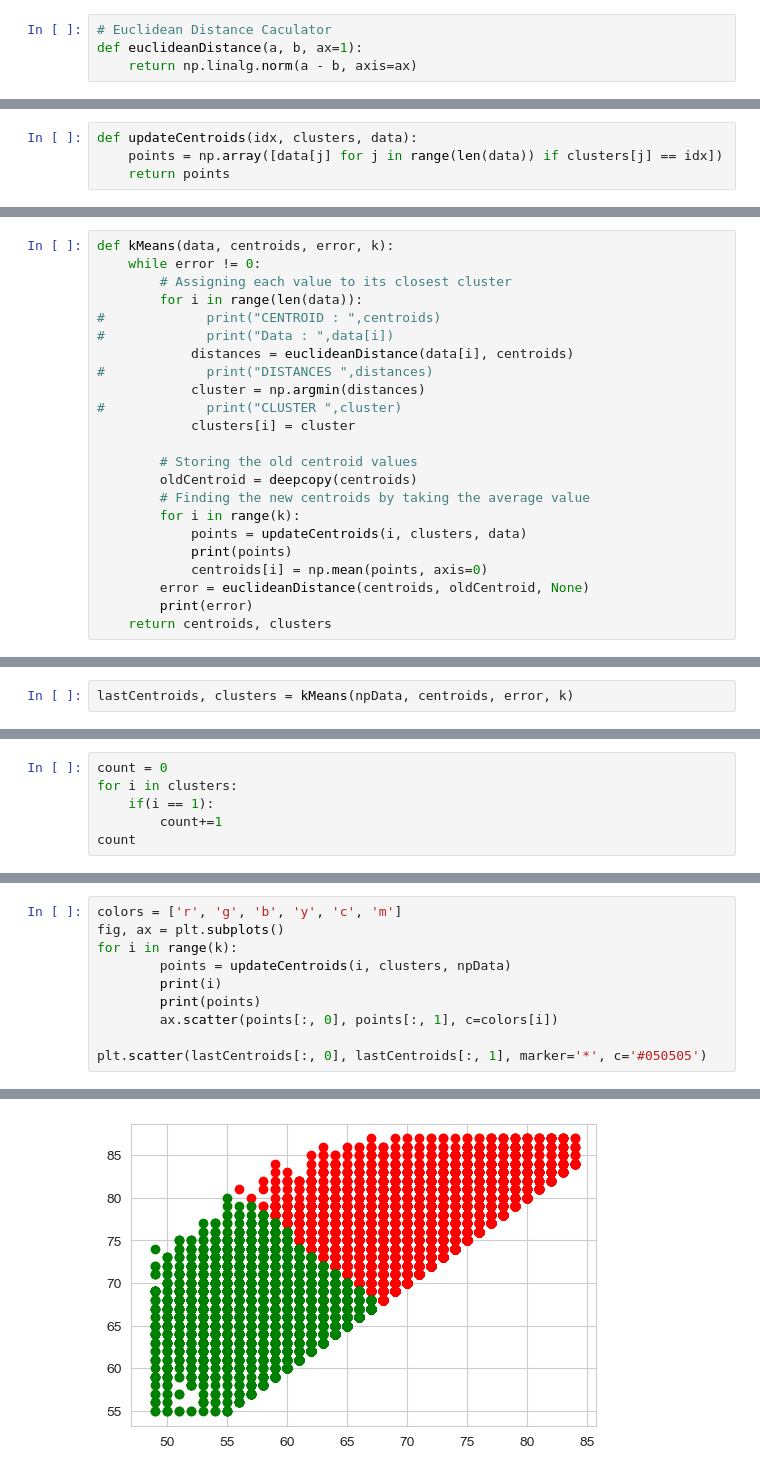
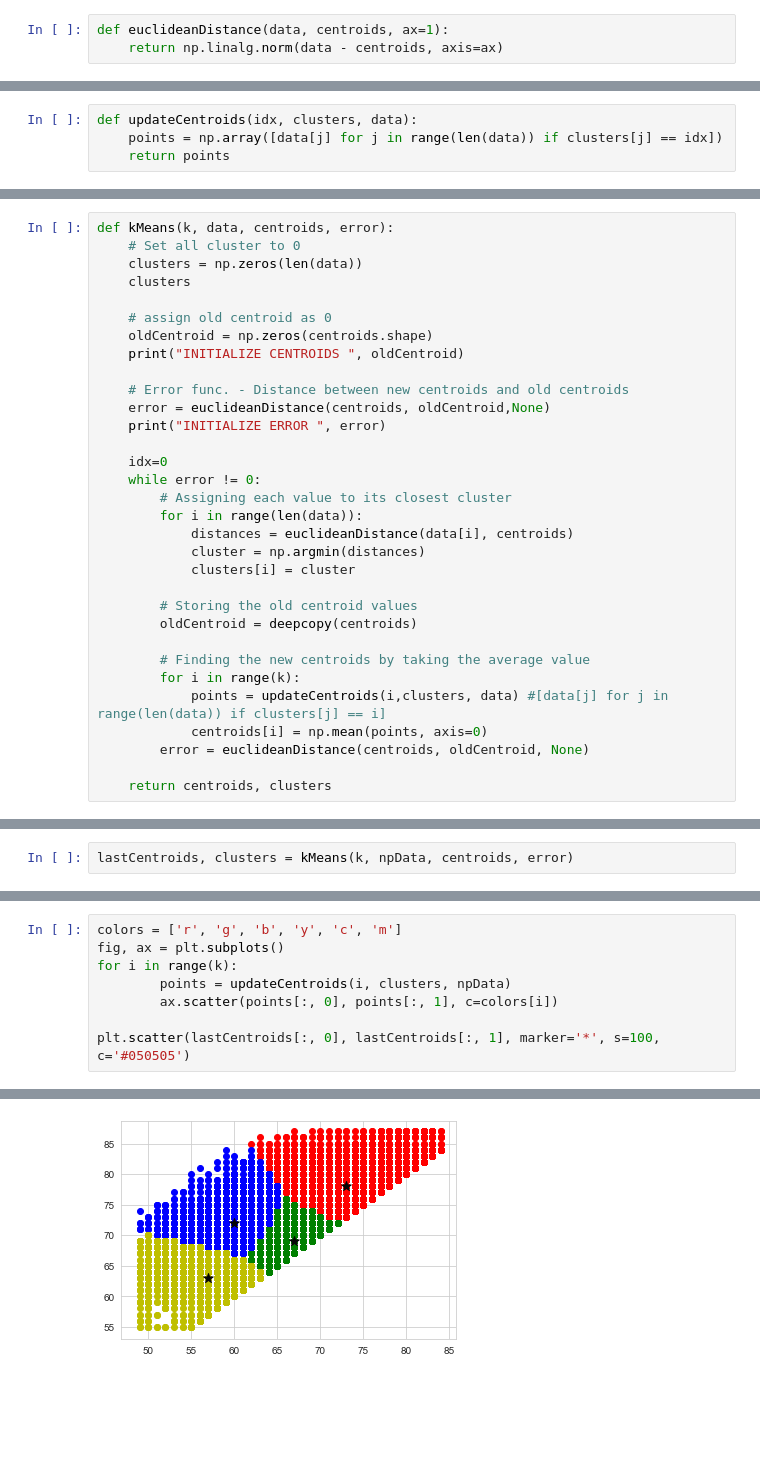
Before and after one commit to evanezent/ML-Project, a Jupyter notebook: Clustering.ipynb, the cells around one changed output, grey strips where cells are left out. Saved outputs shown, nothing was run; the diff lists cells and outputs as text; blank space fills up the shorter version.

Commit message:
K-Means clustering is done

```diff
--- a/Clustering.ipynb
+++ b/Clustering.ipynb
@@ -206,4 +179,3 @@ array([0., 0., 0., ..., 0., 0., 0.])
 # %%
-# Euclidean Distance Caculator
-def euclideanDistance(a, b, ax=1):
-    return np.linalg.norm(a - b, axis=ax)
+def euclideanDistance(data, centroids, ax=1):
+    return np.linalg.norm(data - centroids, axis=ax)
@@ -234,23 +204,32 @@ def updateCentroids(idx, clusters, data):
 # %%
-def kMeans(data, centroids, error, k):
+def kMeans(k, data, centroids, error):
+    # Set all cluster to 0
+    clusters = np.zeros(len(data))
+    clusters
+
+    # assign old centroid as 0
+    oldCentroid = np.zeros(centroids.shape)
+    print("INITIALIZE CENTROIDS ", oldCentroid)
+
+    # Error func. - Distance between new centroids and old centroids
+    error = euclideanDistance(centroids, oldCentroid,None)
+    print("INITIALIZE ERROR ", error)
+
+    idx=0
     while error != 0:
         # Assigning each value to its closest cluster
         for i in range(len(data)):
-#             print("CENTROID : ",centroids)
-#             print("Data : ",data[i])
             distances = euclideanDistance(data[i], centroids)
-#             print("DISTANCES ",distances)
             cluster = np.argmin(distances)
-#             print("CLUSTER ",cluster)
             clusters[i] = cluster
 
         # Storing the old centroid values
         oldCentroid = deepcopy(centroids)
+
         # Finding the new centroids by taking the average value
         for i in range(k):
-            points = updateCentroids(i, clusters, data)
-            print(points)
+            points = updateCentroids(i,clusters, data) #[data[j] for j in range(len(data)) if clusters[j] == i]
             centroids[i] = np.mean(points, axis=0)
         error = euclideanDistance(centroids, oldCentroid, None)
-        print(error)
+
     return centroids, clusters
@@ -261,3 +236,3 @@ TypeError: unsupported operand type(s) for /: 'list' and 'int'
 # %%
-lastCentroids, clusters = kMeans(npData, centroids, error, k)
+lastCentroids, clusters = kMeans(k, npData, centroids, error)
 # %% [output]
@@ -294,6 +254,0 @@ array([1., 1., 1., ..., 2., 2., 2.])
-# %%
-count = 0
-for i in clusters:
-    if(i == 1):
-        count+=1
-count
@@ -310,9 +267,7 @@ colors = ['r', 'g', 'b', 'y', 'c', 'm']
 fig, ax = plt.subplots()
 for i in range(k):
         points = updateCentroids(i, clusters, npData)
-        print(i)
-        print(points)
         ax.scatter(points[:, 0], points[:, 1], c=colors[i])
 
-plt.scatter(lastCentroids[:, 0], lastCentroids[:, 1], marker='*', c='#050505')
+plt.scatter(lastCentroids[:, 0], lastCentroids[:, 1], marker='*', s=100, c='#050505')
 # %% [output]
@@ -338 +275 @@ IndexError: too many indices for array
-[figure, old version]
+[figure, new version]
```
Also changed, not shown: parts of 39 cells of this notebook, 3 other files.
